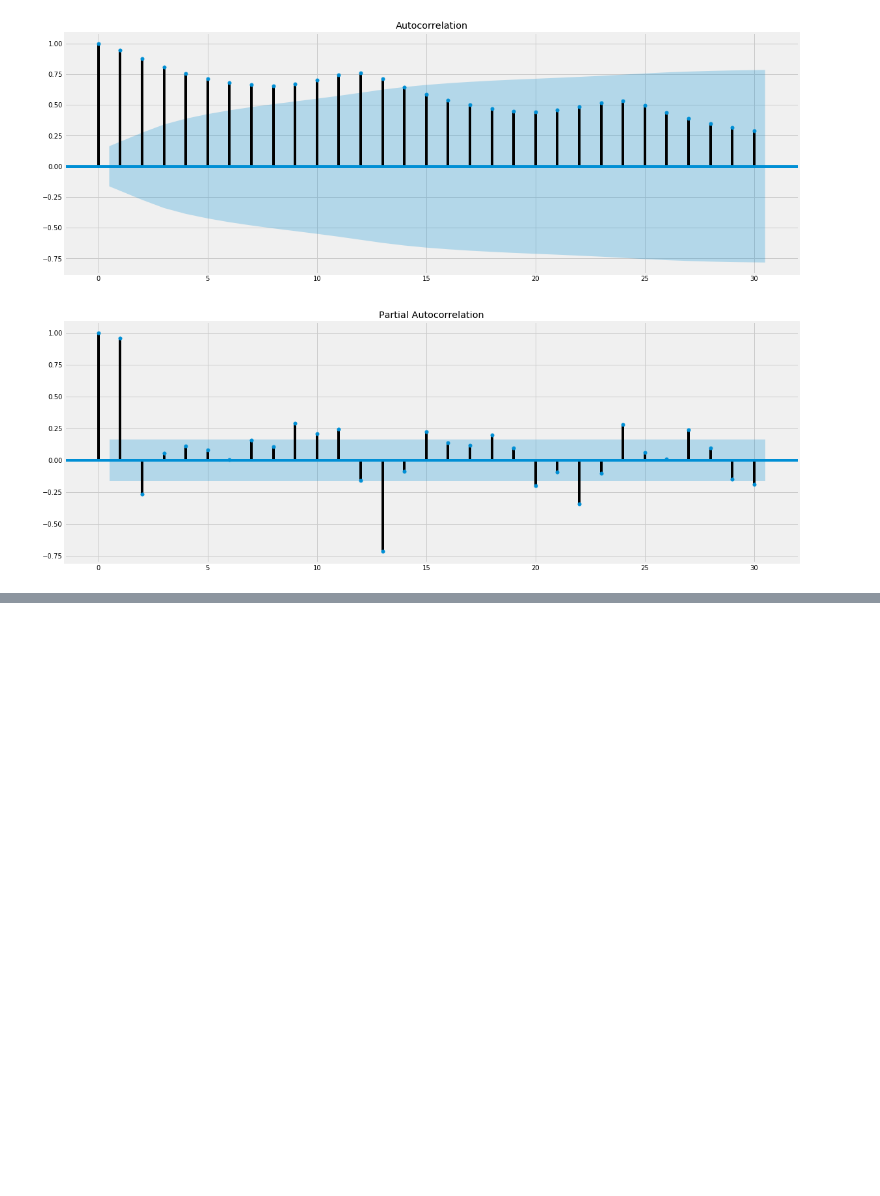
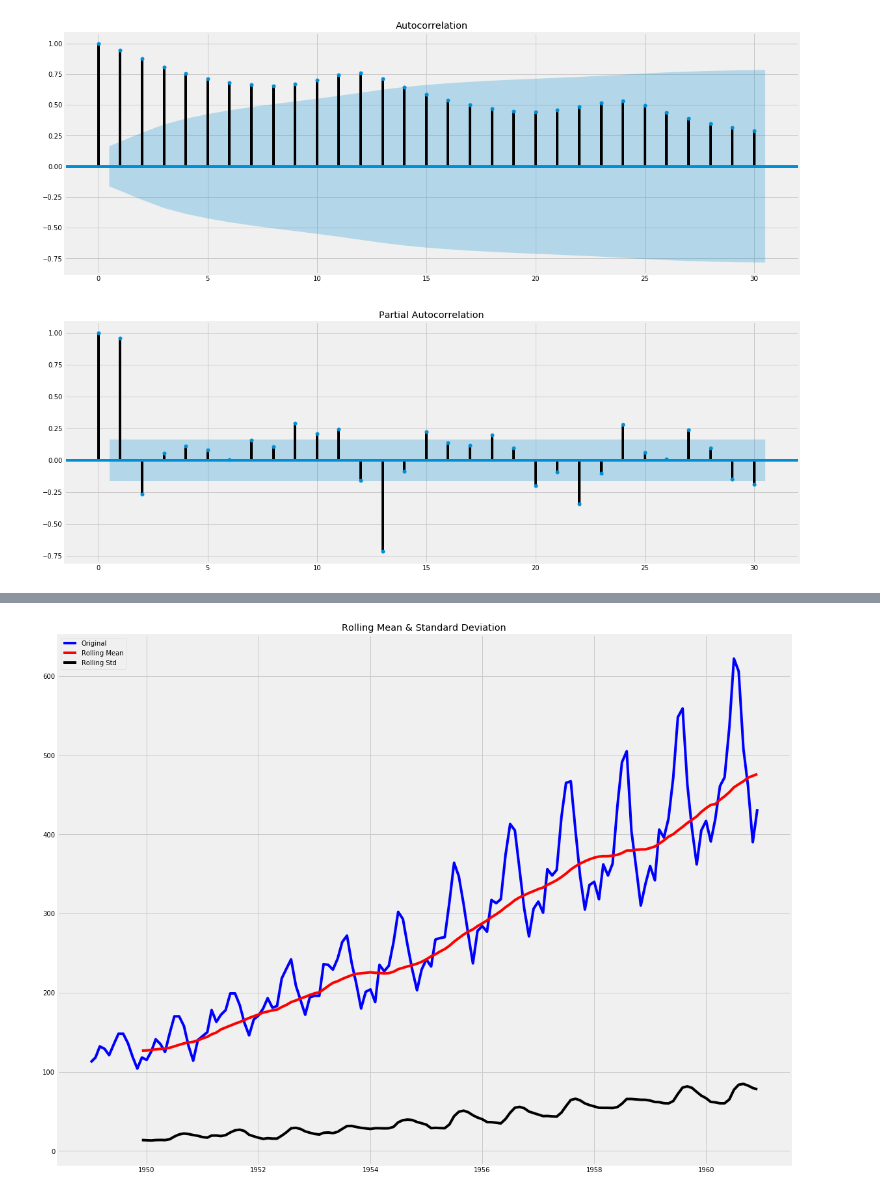
Before and after one commit to roman-cmyk/Time-Series-Analysis-in-Python---Exercise, a Jupyter notebook: Time Series Analysis in Python - Exercise.ipynb, the cells around one changed output, grey strips where cells are left out. Cells and saved outputs as stored; diff of their text form; code cells hidden in the pictures; blank space fills up the shorter version.

```diff
--- a/Time Series Analysis in Python - Exercise.ipynb
+++ b/Time Series Analysis in Python - Exercise.ipynb
@@ -227,0 +232,22 @@ pyplot.show()
+# %%
+#Determing rolling statistics
+#rolmean = pd.rolling_mean(y, window=12)
+#rolmean = ts_log.rolling(12).mean()
+#rolstd = pd.rolling_std(y, window=12)
+#rolmean = pd.Series(timeseries).rolling(window?12).mean()
+#rolmean = pd.Series(y).rolling(window=12).mean()
+#rolstd = pd.Series(y).rolling(window=12).std()
+
+moving_avg = y.rolling(12).mean()
+moving_std = y.rolling(12).std()
+
+
+#Plot rolling statistics:
+orig = plt.plot(y, color='blue',label='Original')
+mean = plt.plot(moving_avg, color='red', label='Rolling Mean')
+std = plt.plot(moving_std, color='black', label = 'Rolling Std')
+plt.legend(loc='best')
+plt.title('Rolling Mean & Standard Deviation')
+plt.show(block=False)
+# %% [output]
+[figure, added]
```
Also changed, not shown: parts of 2 cells of this notebook.
